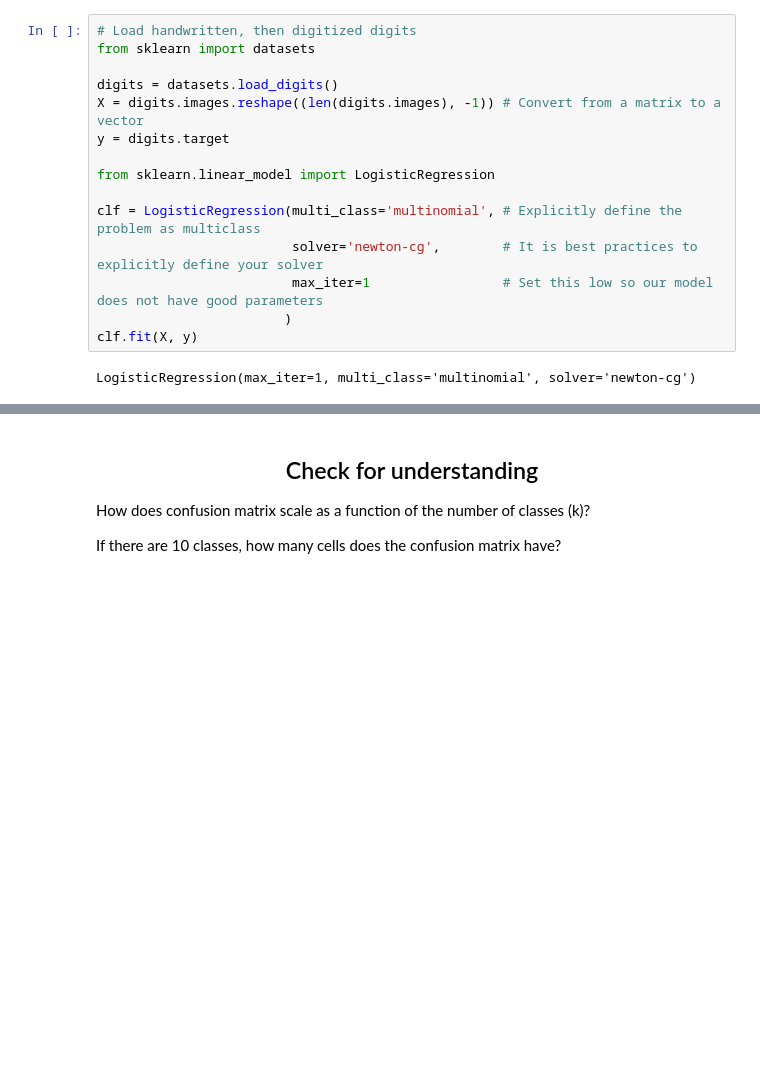
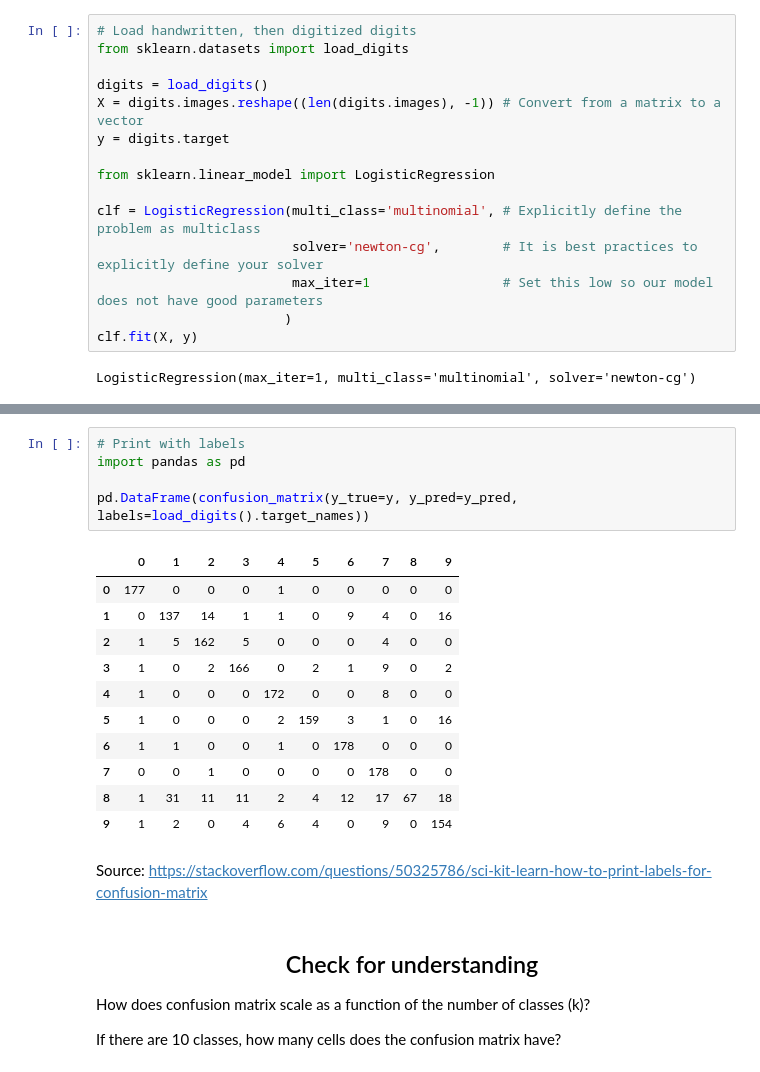
Before and after one commit to tianqi72/machine-learning-in-scikit-learn, a Jupyter notebook: 5_multiclass_classification/2_classification_metrics.ipynb, the cells around one changed output, grey strips where cells are left out. Saved outputs shown, nothing was run; the diff lists cells and outputs as text; blank space fills up the shorter version.

```diff
--- a/5_multiclass_classification/2_classification_metrics.ipynb
+++ b/5_multiclass_classification/2_classification_metrics.ipynb
@@ -109,9 +114,9 @@ You can set your prediction threshold for the type of mistake you are will to to
 reset -fs
 # %%
 # Load handwritten, then digitized digits
-from sklearn import datasets
+from sklearn.datasets import load_digits
 
-digits = datasets.load_digits()
+digits = load_digits()
 X = digits.images.reshape((len(digits.images), -1)) # Convert from a matrix to a vector
 y = digits.target
 
@@ -145,3 +156,22 @@ print(cm)
+# %%
+# Print with labels
+import pandas as pd
+
+pd.DataFrame(confusion_matrix(y_true=y, y_pred=y_pred, labels=load_digits().target_names))
+# %% [output]
+|  | 0 | 1 | 2 | 3 | 4 | 5 | 6 | 7 | 8 | 9 |
+| 0 | 177 | 0 | 0 | 0 | 1 | 0 | 0 | 0 | 0 | 0 |
+| 1 | 0 | 137 | 14 | 1 | 1 | 0 | 9 | 4 | 0 | 16 |
+| 2 | 1 | 5 | 162 | 5 | 0 | 0 | 0 | 4 | 0 | 0 |
+| 3 | 1 | 0 | 2 | 166 | 0 | 2 | 1 | 9 | 0 | 2 |
+| 4 | 1 | 0 | 0 | 0 | 172 | 0 | 0 | 8 | 0 | 0 |
+| 5 | 1 | 0 | 0 | 0 | 2 | 159 | 3 | 1 | 0 | 16 |
+| 6 | 1 | 1 | 0 | 0 | 1 | 0 | 178 | 0 | 0 | 0 |
+| 7 | 0 | 0 | 1 | 0 | 0 | 0 | 0 | 178 | 0 | 0 |
+| 8 | 1 | 31 | 11 | 11 | 2 | 4 | 12 | 17 | 67 | 18 |
+| 9 | 1 | 2 | 0 | 4 | 6 | 4 | 0 | 9 | 0 | 154 |
+# %% [markdown]
+Source: https://stackoverflow.com/questions/50325786/sci-kit-learn-how-to-print-labels-for-confusion-matrix
 # %% [markdown]
 <center><h2>Check for understanding</h2></center>
 
```
Also changed, not shown: parts of 31 cells of this notebook, 9 other files.
